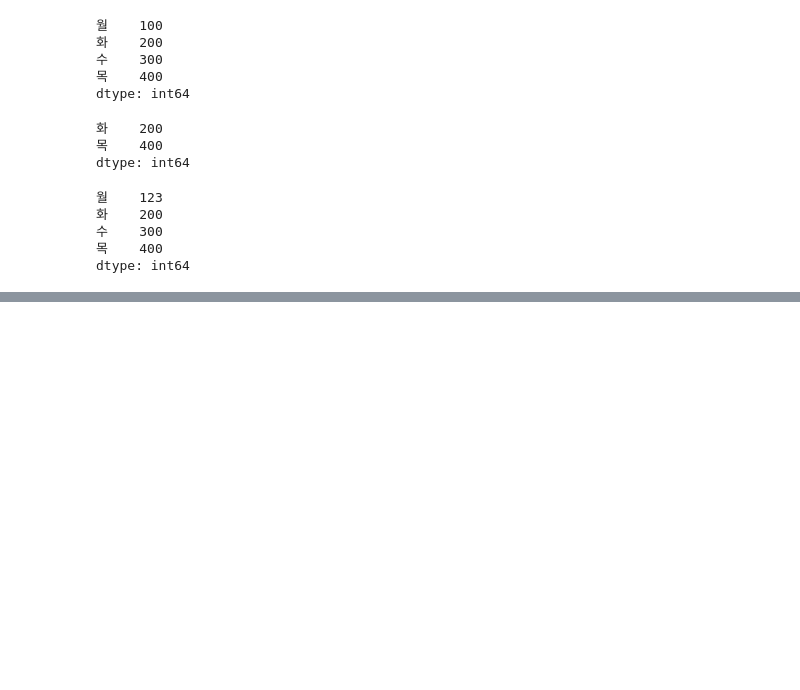
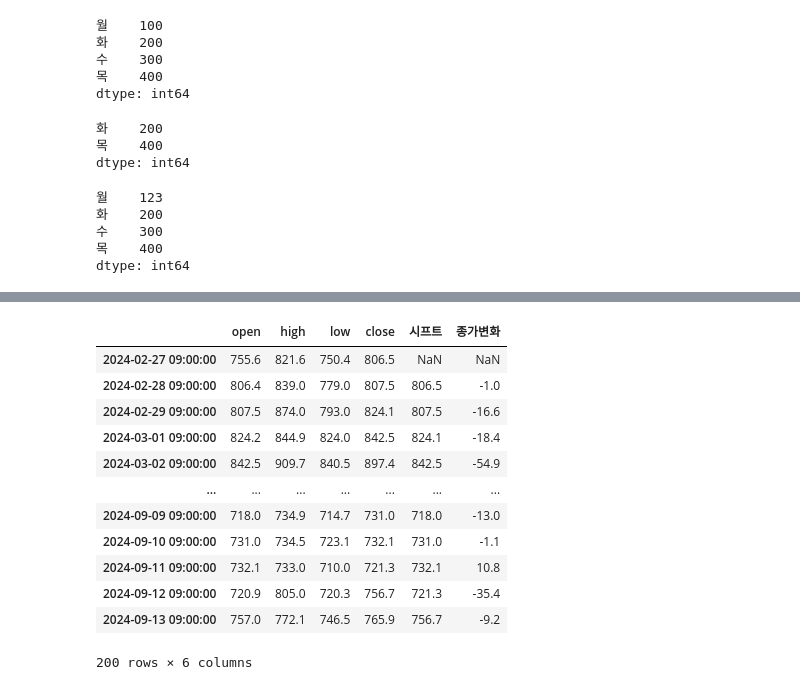
Before and after one commit to r-u-5k/StudyPython, a Jupyter notebook: study_pandas.ipynb, the cells around one changed output, grey strips where cells are left out. Cells and saved outputs as stored; diff of their text form; code cells hidden in the pictures; blank space fills up the shorter version.

```diff
--- a/study_pandas.ipynb
+++ b/study_pandas.ipynb
@@ -426,0 +445,21 @@ print(df)
+# %%
+df.drop(['volume', 'value'], axis=1, inplace=True)
+# %%
+# 당일 저가와 전일 저가를 빼려면?
+df['시프트'] = df['close'].shift(1) # 데이터를 아래로 하나씩 이동
+df['종가변화'] = df['시프트'] - df['close']
+df
+# %% [output]
+|  | open | high | low | close | 시프트 | 종가변화 |
+| 2024-02-27 09:00:00 | 755.6 | 821.6 | 750.4 | 806.5 | NaN | NaN |
+| 2024-02-28 09:00:00 | 806.4 | 839.0 | 779.0 | 807.5 | 806.5 | -1.0 |
+| 2024-02-29 09:00:00 | 807.5 | 874.0 | 793.0 | 824.1 | 807.5 | -16.6 |
+| 2024-03-01 09:00:00 | 824.2 | 844.9 | 824.0 | 842.5 | 824.1 | -18.4 |
+| 2024-03-02 09:00:00 | 842.5 | 909.7 | 840.5 | 897.4 | 842.5 | -54.9 |
+| ... | ... | ... | ... | ... | ... | ... |
+| 2024-09-09 09:00:00 | 718.0 | 734.9 | 714.7 | 731.0 | 718.0 | -13.0 |
+| 2024-09-10 09:00:00 | 731.0 | 734.5 | 723.1 | 732.1 | 731.0 | -1.1 |
+| 2024-09-11 09:00:00 | 732.1 | 733.0 | 710.0 | 721.3 | 732.1 | 10.8 |
+| 2024-09-12 09:00:00 | 720.9 | 805.0 | 720.3 | 756.7 | 721.3 | -35.4 |
+| 2024-09-13 09:00:00 | 757.0 | 772.1 | 746.5 | 765.9 | 756.7 | -9.2 |
+200 rows × 6 columns
```
Also changed, not shown: parts of 32 cells of this notebook.
